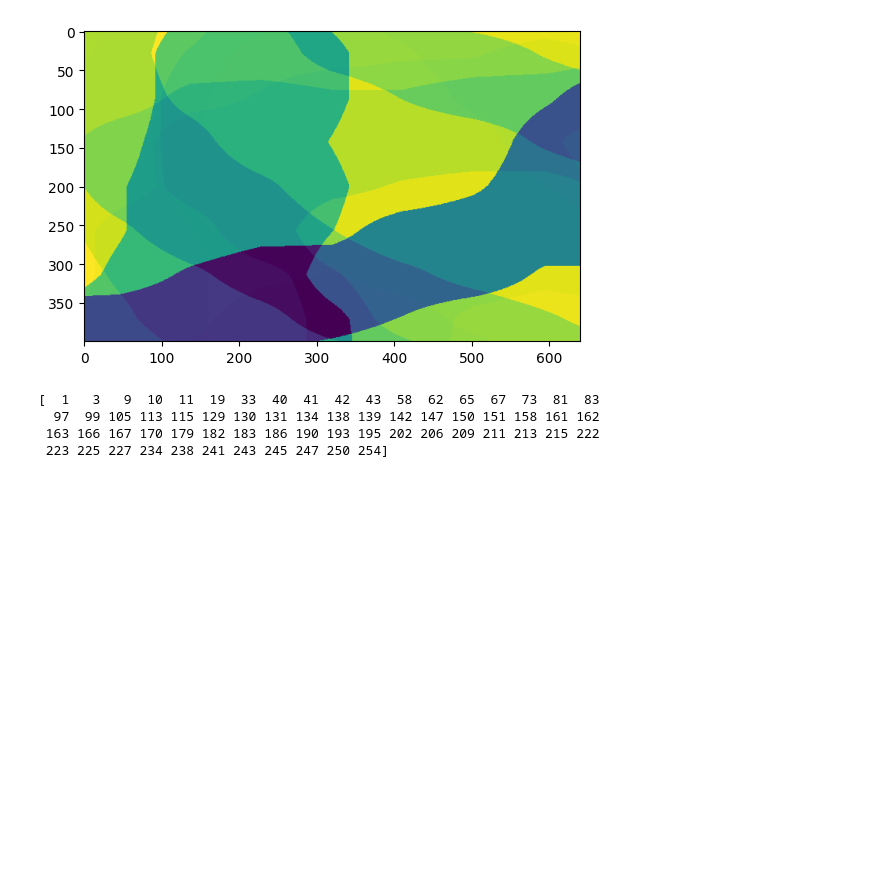
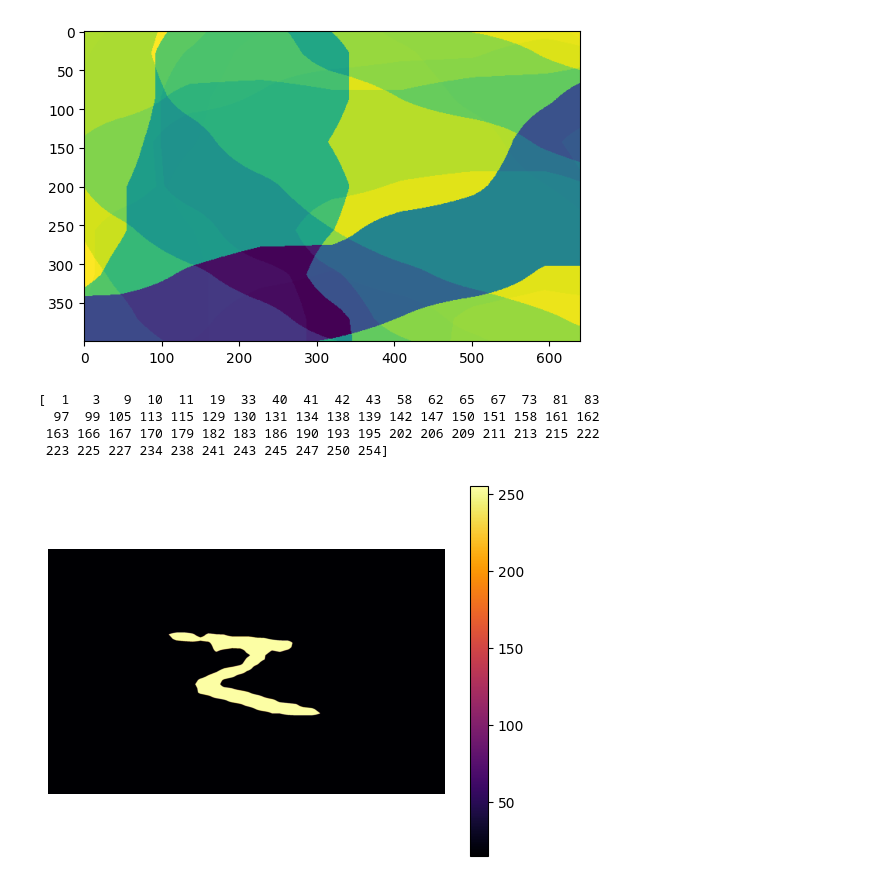
Before and after one commit to tsopeter/VM_NES_Training, a Jupyter notebook: scratch.ipynb, the cells around one changed output. Cells and saved outputs as stored; diff of their text form; code cells hidden in the pictures; blank space fills up the shorter version.

```diff
--- a/scratch.ipynb
+++ b/scratch.ipynb
@@ -33,3 +33,24 @@ print(np.unique(ch))
   97  99 105 113 115 129 130 131 134 138 139 142 147 150 151 158 161 162
  163 166 167 170 179 182 183 186 190 193 195 202 206 209 211 213 215 222
  223 225 227 234 238 241 243 245 247 250 254]
+# %%
+import cv2
+import numpy as np
+import matplotlib.pyplot as plt
+
+image = cv2.imread('debug2.png', cv2.IMREAD_UNCHANGED)
+
+digit = image[:,:,0] & 0xF0
+
+# Crop a little bit
+H, W = digit.shape
+amount = 25
+digit = digit[amount:H-amount, amount:W-amount]
+digit = 255 - digit
+
+plt.imshow(digit,cmap='inferno')
+plt.colorbar()
+plt.axis('off')
+plt.show()
+# %% [output]
+[figure, added]
```
Also changed, not shown: parts of 2 cells of this notebook, 50 other files.
